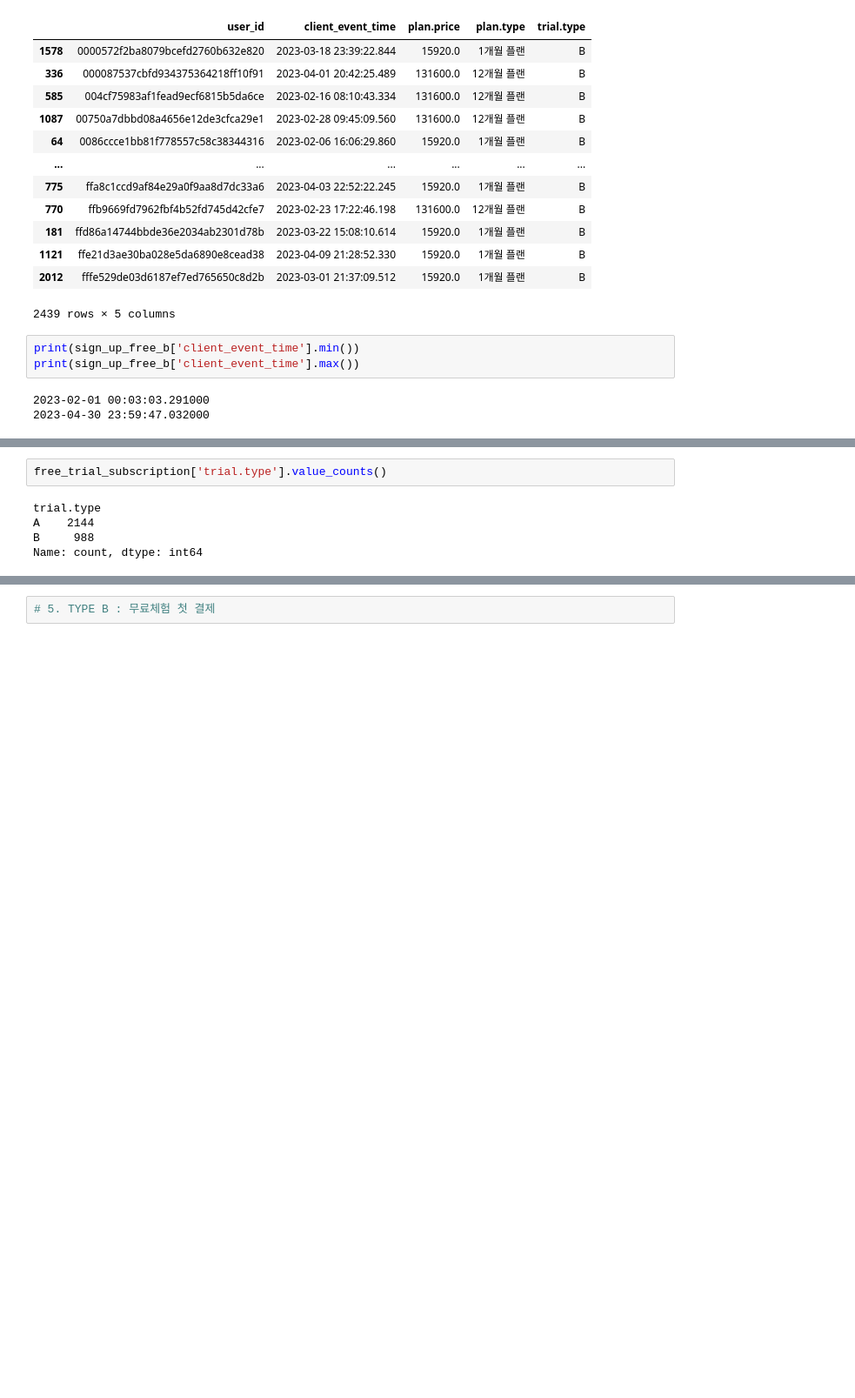
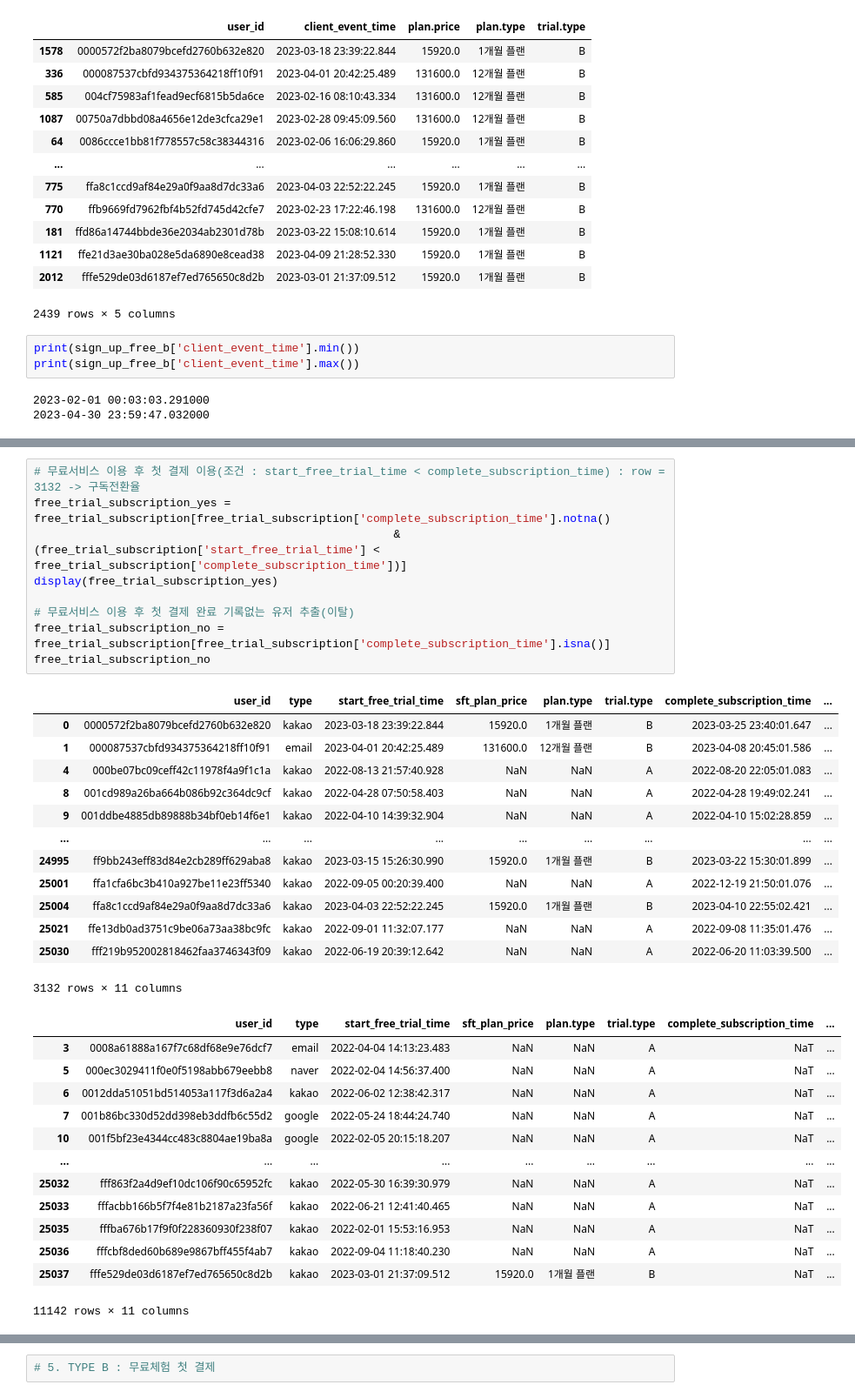
Before and after one commit to saeraniren/intermediate_project, a Jupyter notebook: geumhui_main.ipynb, the cells around one changed output, grey strips where cells are left out. Shown at 87% size. Drawn from its saved outputs; the diff is of its cells as text; blank space fills up the shorter version.

```diff
--- a/geumhui_main.ipynb
+++ b/geumhui_main.ipynb
@@ -1477,7 +1517,36 @@ free_trial_subscription
-# %%
-free_trial_subscription['trial.type'].value_counts()
-# %% [output]
-trial.type
-A    2144
-B     988
-Name: count, dtype: int64
+# %%
+# 무료서비스 이용 후 첫 결제 이용(조건 : start_free_trial_time < complete_subscription_time) : row = 3132 -> 구독전환율
+free_trial_subscription_yes =  free_trial_subscription[free_trial_subscription['complete_subscription_time'].notna()
+                                                     & (free_trial_subscription['start_free_trial_time'] < free_trial_subscription['complete_subscription_time'])]
+display(free_trial_subscription_yes)
+
+# 무료서비스 이용 후 첫 결제 완료 기록없는 유저 추출(이탈)
+free_trial_subscription_no = free_trial_subscription[free_trial_subscription['complete_subscription_time'].isna()]
+free_trial_subscription_no
+# %% [output]
+|  | user_id | type | start_free_trial_time | sft_plan_price | plan.type | trial.type | complete_subscription_time | ... |
+| 0 | 0000572f2ba8079bcefd2760b632e820 | kakao | 2023-03-18 23:39:22.844 | 15920.0 | 1개월 플랜 | B | 2023-03-25 23:40:01.647 | ... |
+| 1 | 000087537cbfd934375364218ff10f91 | email | 2023-04-01 20:42:25.489 | 131600.0 | 12개월 플랜 | B | 2023-04-08 20:45:01.586 | ... |
+| 4 | 000be07bc09ceff42c11978f4a9f1c1a | kakao | 2022-08-13 21:57:40.928 | NaN | NaN | A | 2022-08-20 22:05:01.083 | ... |
+| 8 | 001cd989a26ba664b086b92c364dc9cf | kakao | 2022-04-28 07:50:58.403 | NaN | NaN | A | 2022-04-28 19:49:02.241 | ... |
+| 9 | 001ddbe4885db89888b34bf0eb14f6e1 | kakao | 2022-04-10 14:39:32.904 | NaN | NaN | A | 2022-04-10 15:02:28.859 | ... |
+| ... | ... | ... | ... | ... | ... | ... | ... | ... |
+| 24995 | ff9bb243eff83d84e2cb289ff629aba8 | kakao | 2023-03-15 15:26:30.990 | 15920.0 | 1개월 플랜 | B | 2023-03-22 15:30:01.899 | ... |
+| 25001 | ffa1cfa6bc3b410a927be11e23ff5340 | kakao | 2022-09-05 00:20:39.400 | NaN | NaN | A | 2022-12-19 21:50:01.076 | ... |
+| 25004 | ffa8c1ccd9af84e29a0f9aa8d7dc33a6 | kakao | 2023-04-03 22:52:22.245 | 15920.0 | 1개월 플랜 | B | 2023-04-10 22:55:02.421 | ... |
+| 25021 | ffe13db0ad3751c9be06a73aa38bc9fc | kakao | 2022-09-01 11:32:07.177 | NaN | NaN | A | 2022-09-08 11:35:01.476 | ... |
+| 25030 | fff219b952002818462faa3746343f09 | kakao | 2022-06-19 20:39:12.642 | NaN | NaN | A | 2022-06-20 11:03:39.500 | ... |
+3132 rows × 11 columns
+|  | user_id | type | start_free_trial_time | sft_plan_price | plan.type | trial.type | complete_subscription_time | ... |
+| 3 | 0008a61888a167f7c68df68e9e76dcf7 | email | 2022-04-04 14:13:23.483 | NaN | NaN | A | NaT | ... |
+| 5 | 000ec3029411f0e0f5198abb679eebb8 | naver | 2022-02-04 14:56:37.400 | NaN | NaN | A | NaT | ... |
+| 6 | 0012dda51051bd514053a117f3d6a2a4 | kakao | 2022-06-02 12:38:42.317 | NaN | NaN | A | NaT | ... |
+| 7 | 001b86bc330d52dd398eb3ddfb6c55d2 | google | 2022-05-24 18:44:24.740 | NaN | NaN | A | NaT | ... |
+| 10 | 001f5bf23e4344cc483c8804ae19ba8a | google | 2022-02-05 20:15:18.207 | NaN | NaN | A | NaT | ... |
+| ... | ... | ... | ... | ... | ... | ... | ... | ... |
+| 25032 | fff863f2a4d9ef10dc106f90c65952fc | kakao | 2022-05-30 16:39:30.979 | NaN | NaN | A | NaT | ... |
+| 25033 | fffacbb166b5f7f4e81b2187a23fa56f | kakao | 2022-06-21 12:41:40.465 | NaN | NaN | A | NaT | ... |
+| 25035 | fffba676b17f9f0f228360930f238f07 | kakao | 2022-02-01 15:53:16.953 | NaN | NaN | A | NaT | ... |
+| 25036 | fffcbf8ded60b689e9867bff455f4ab7 | kakao | 2022-09-04 11:18:40.230 | NaN | NaN | A | NaT | ... |
+| 25037 | fffe529de03d6187ef7ed765650c8d2b | kakao | 2023-03-01 21:37:09.512 | 15920.0 | 1개월 플랜 | B | NaT | ... |
+11142 rows × 11 columns
```
Also changed, not shown: parts of 19 cells of this notebook.
